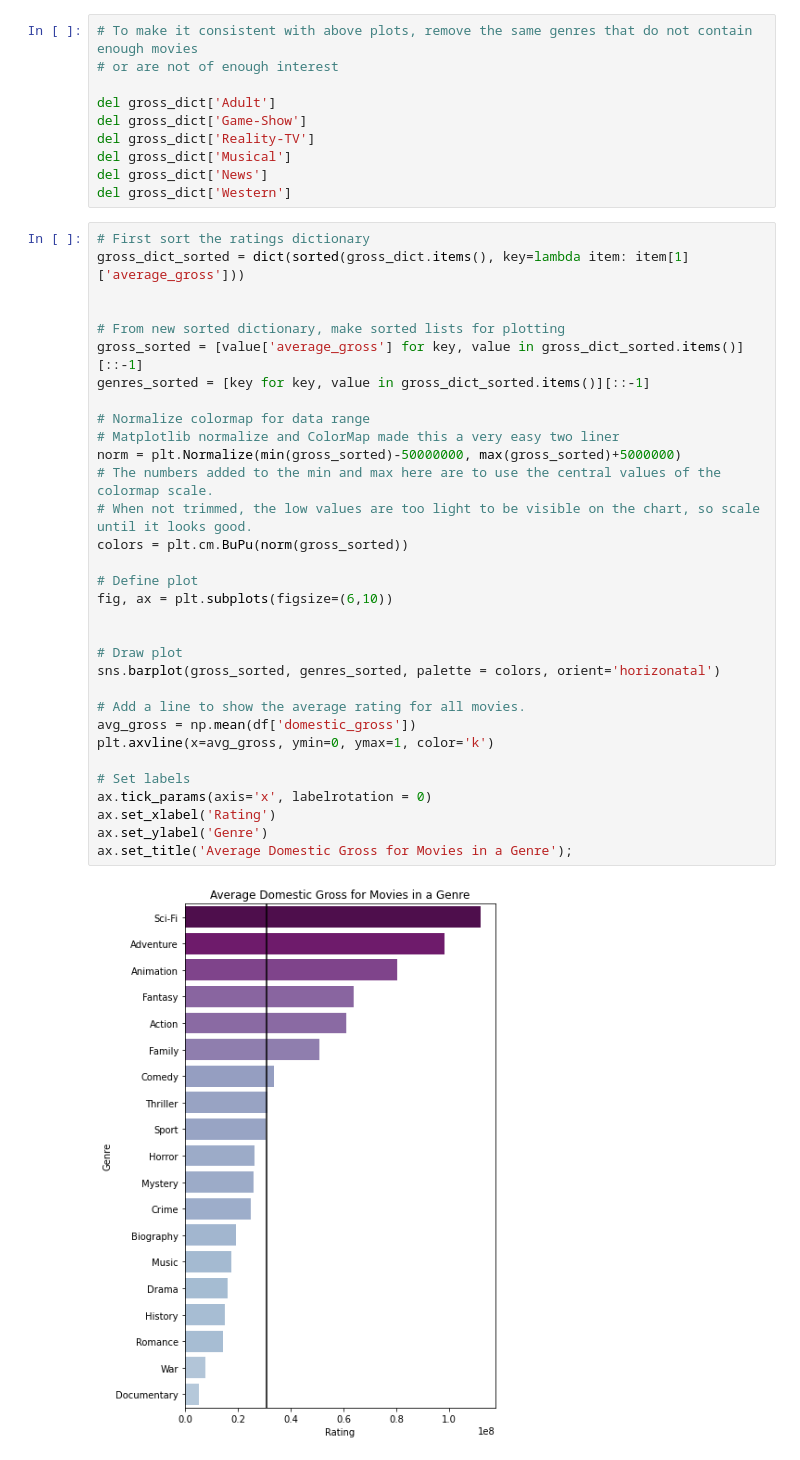
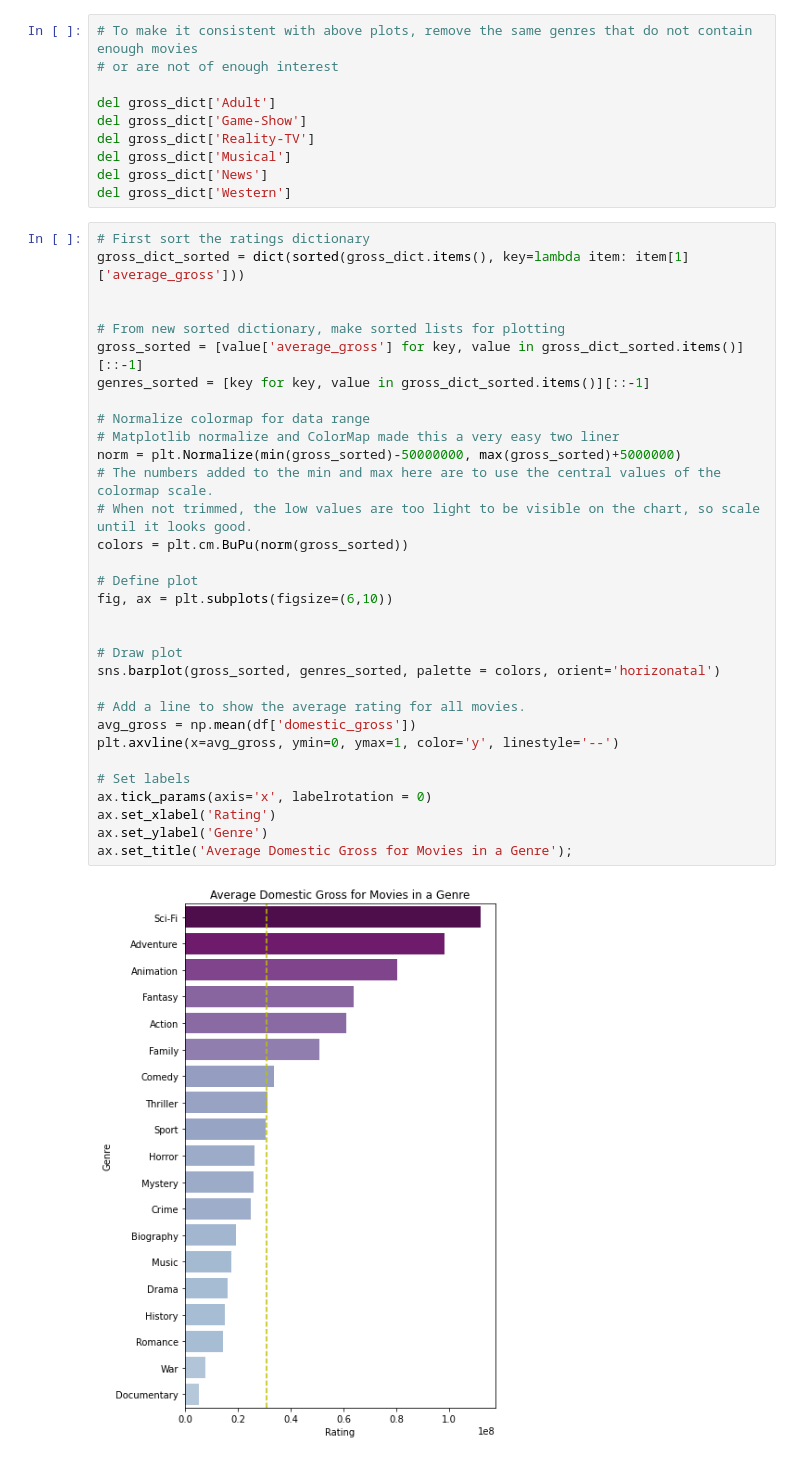
Before and after one commit to jonnyhof/phase1_project, a Jupyter notebook: movie_analysis.ipynb, the cells around one changed output. Saved outputs shown, nothing was run; the diff lists cells and outputs as text.

Commit message:
more plot updates

```diff
--- a/movie_analysis.ipynb
+++ b/movie_analysis.ipynb
@@ -507,32 +507,32 @@ del gross_dict['Western']
 gross_dict_sorted = dict(sorted(gross_dict.items(), key=lambda item: item[1]['average_gross']))
 
 
 # From new sorted dictionary, make sorted lists for plotting
 gross_sorted = [value['average_gross'] for key, value in gross_dict_sorted.items()][::-1]
 genres_sorted = [key for key, value in gross_dict_sorted.items()][::-1]
 
 # Normalize colormap for data range
 # Matplotlib normalize and ColorMap made this a very easy two liner
 norm = plt.Normalize(min(gross_sorted)-50000000, max(gross_sorted)+5000000)
 # The numbers added to the min and max here are to use the central values of the colormap scale.
 # When not trimmed, the low values are too light to be visible on the chart, so scale until it looks good.
 colors = plt.cm.BuPu(norm(gross_sorted))
 
 # Define plot
 fig, ax = plt.subplots(figsize=(6,10))
 
 
 # Draw plot
 sns.barplot(gross_sorted, genres_sorted, palette = colors, orient='horizonatal')
 
 # Add a line to show the average rating for all movies.
 avg_gross = np.mean(df['domestic_gross'])
-plt.axvline(x=avg_gross, ymin=0, ymax=1, color='k')
+plt.axvline(x=avg_gross, ymin=0, ymax=1, color='y', linestyle='--')
 
 # Set labels
 ax.tick_params(axis='x', labelrotation = 0)
 ax.set_xlabel('Rating')
 ax.set_ylabel('Genre')
 ax.set_title('Average Domestic Gross for Movies in a Genre');
 # %% [output]
-[figure, old version]
+[figure, new version]
```
Also changed, not shown: parts of 15 cells of this notebook.
